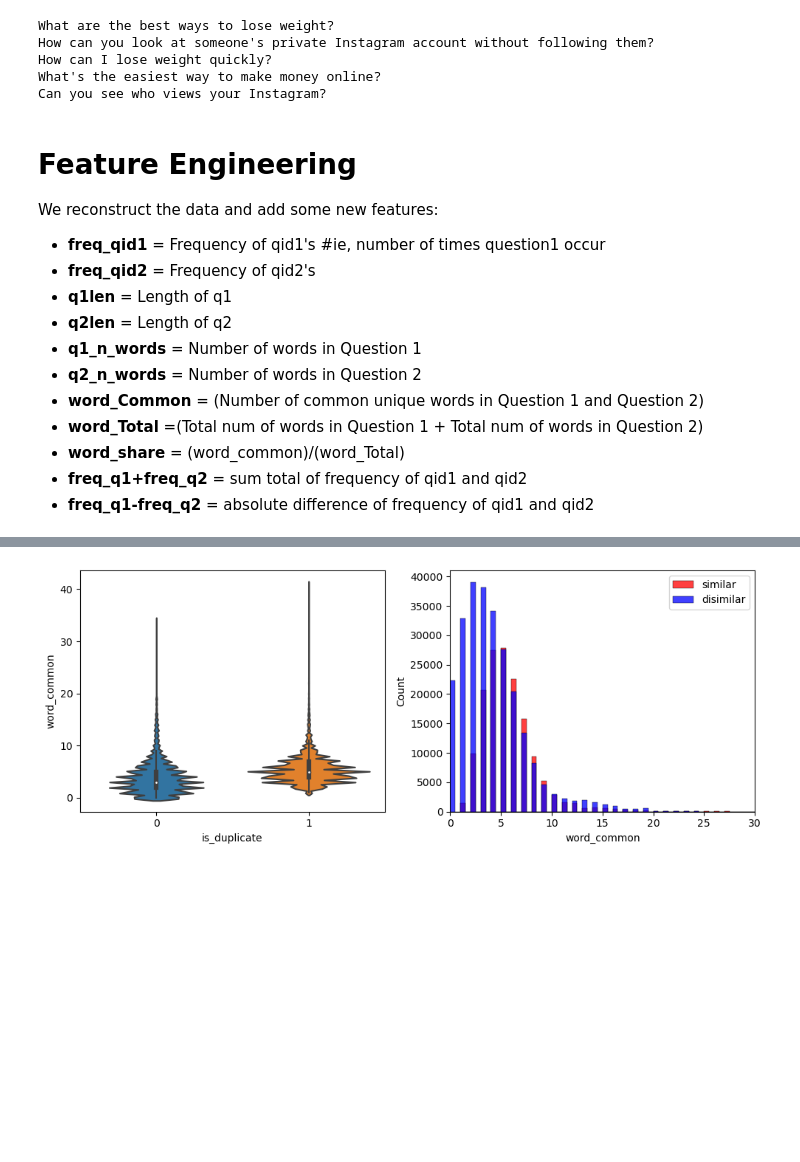
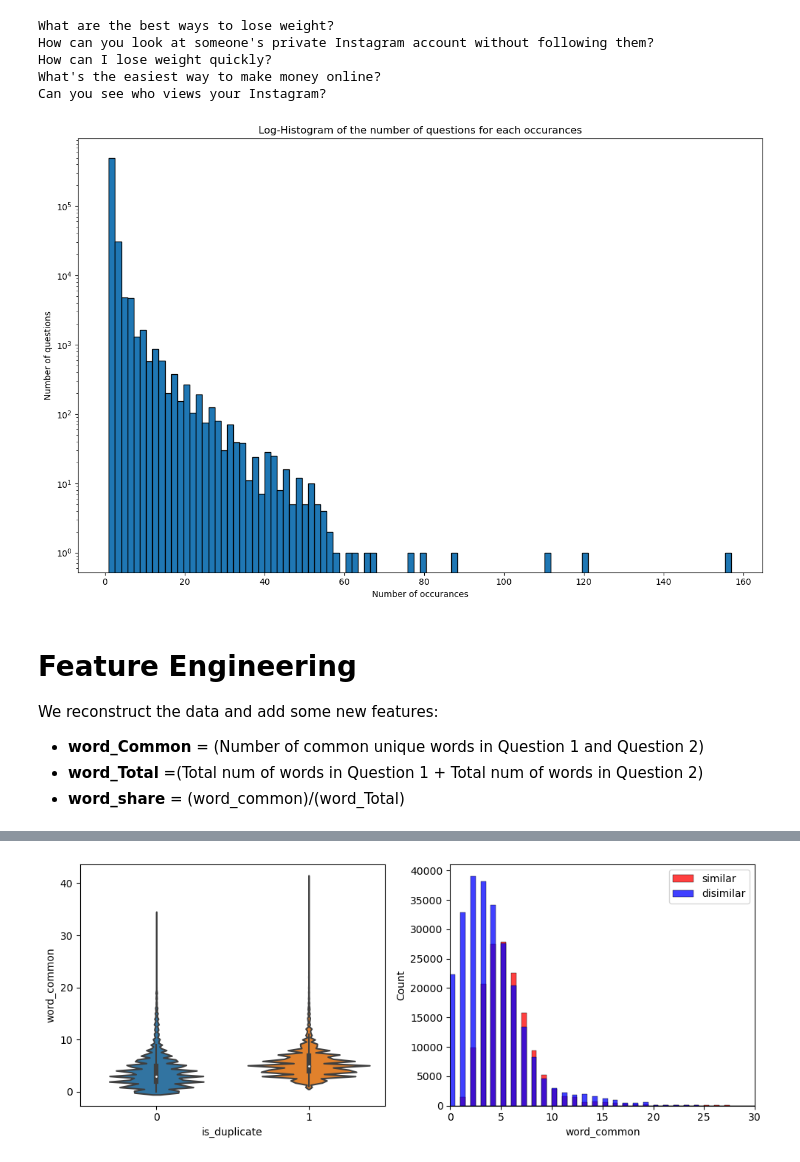
Before and after one commit to Vinnieassaulter/DataAnalytics, a Jupyter notebook: Quora-question-pair-similarity/data_description.ipynb, the cells around one changed output, grey strips where cells are left out. Saved outputs shown, nothing was run; the diff lists cells and outputs as text; code cells hidden in the pictures; blank space fills up the shorter version.

```diff
--- a/Quora-question-pair-similarity/data_description.ipynb
+++ b/Quora-question-pair-similarity/data_description.ipynb
@@ -123,21 +123,25 @@ How can you look at someone's private Instagram account without following them?
 How can I lose weight quickly?
 What's the easiest way to make money online?
 Can you see who views your Instagram?
+# %%
+plt.figure(figsize=(12, 8))
+plt.hist(qids.value_counts(),edgecolor='black',bins=100)
+plt.yscale('log')
+plt.title('Log-Histogram of the number of questions for each occurances')
+plt.xlabel('Number of occurances')
+plt.ylabel('Number of questions')
+plt.tight_layout()
+plt.savefig(os.path.join(fig_folder, 'Log_Histogram_of_question_occurances.png'), dpi=450)
+plt.show()
+# %% [output]
+[figure, added]
 # %% [markdown]
 # Feature Engineering
 
 We reconstruct the data and add some new features:
- - ____freq_qid1____ = Frequency of qid1's      #ie, number of times question1 occur
- - ____freq_qid2____ = Frequency of qid2's
- - ____q1len____ = Length of q1
- - ____q2len____ = Length of q2
- - ____q1_n_words____ = Number of words in Question 1
- - ____q2_n_words____ = Number of words in Question 2
  - ____word_Common____ = (Number of common unique words in Question 1 and Question 2)
  - ____word_Total____ =(Total num of words in Question 1 + Total num of words in Question 2)
  - ____word_share____ = (word_common)/(word_Total)
- - ____freq_q1+freq_q2____ = sum total of frequency of qid1 and qid2
- - ____freq_q1-freq_q2____ = absolute difference of frequency of qid1 and qid2
 # %%
 if os.path.isfile('data_with_out_preprocess.csv'):
     data = pd.read_csv("data_with_out_preprocess.csv",encoding='latin-1')
```
Also changed, not shown: parts of 12 cells of this notebook, 8 other files.
